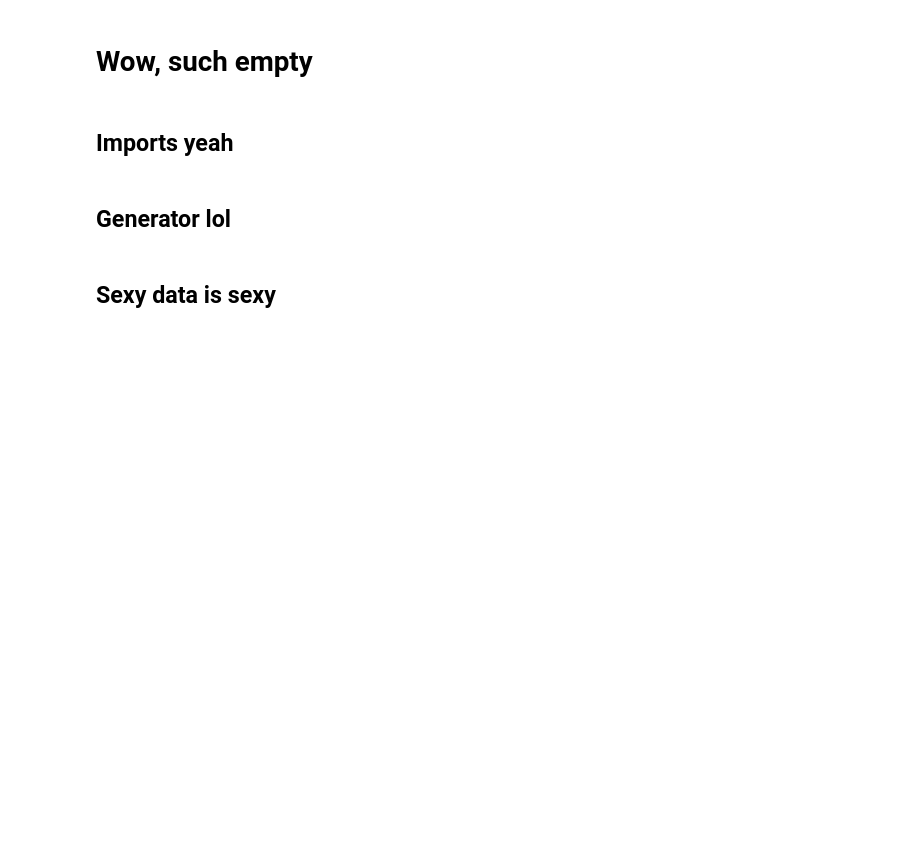
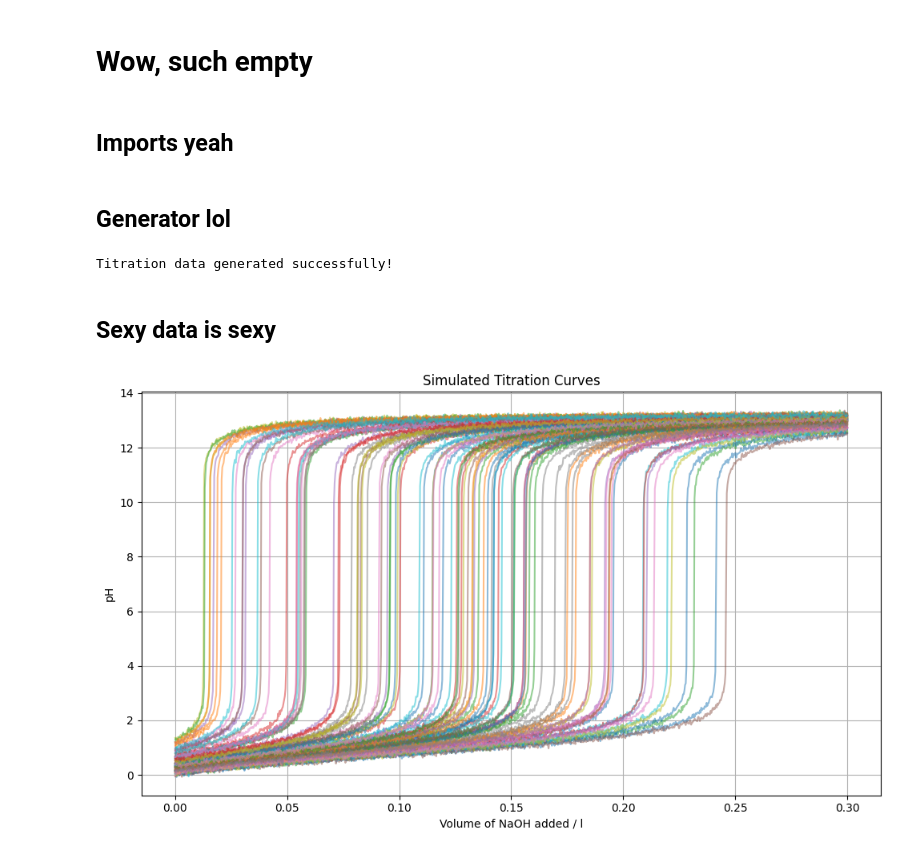
Before and after one commit to FAIRChemistry/pySummerSchool24, a Jupyter notebook: setup/generate_data.ipynb, the cells around one changed output. Saved outputs shown, nothing was run; the diff lists cells and outputs as text; code cells hidden in the pictures; blank space fills up the shorter version.

```diff
--- a/setup/generate_data.ipynb
+++ b/setup/generate_data.ipynb
@@ -12,9 +12,9 @@ import matplotlib.pyplot as plt
 ## Generator lol
 # %%
 # Constants
-volume_HCl = 50  # Volume of HCl in mL
-NaOH_concentration = 0.1  # Molar concentration of NaOH
-volumes_added = np.linspace(0, 100, 1000)  # Volume of NaOH added in mL (0 to 100 mL)
+volume_HCl = 0.05  # Volume of HCl in l
+NaOH_concentration = 0.2  # Molar concentration of NaOH
+volumes_added = np.linspace(0, 0.3, 1000)  # Volume of NaOH added in mL (0 to 100 ml)
 
 # Directory to store generated files
 output_dir = "titration_datasets"
@@ -23,15 +23,15 @@ os.makedirs(output_dir, exist_ok=True)
 # Function to calculate pH
 def calculate_pH(HCl_conc, NaOH_conc, V_HCl, V_NaOH_added):
     # Moles of HCl initially
-    moles_HCl = HCl_conc * V_HCl / 1000  # in moles
+    moles_HCl = HCl_conc * V_HCl  # in moles
 
     # Moles of NaOH added
-    moles_NaOH = NaOH_conc * V_NaOH_added / 1000  # in moles
+    moles_NaOH = NaOH_conc * V_NaOH_added  # in moles
 
     # Before equivalence point: excess H+
     if moles_NaOH < moles_HCl:
         moles_H_remaining = moles_HCl - moles_NaOH
-        concentration_H = moles_H_remaining / (V_HCl + V_NaOH_added) * 1000
+        concentration_H = moles_H_remaining / (V_HCl + V_NaOH_added)
         pH = -np.log10(concentration_H)
 
     # At equivalence point: pH = 7 (neutral solution)
@@ -41,7 +41,7 @@ def calculate_pH(HCl_conc, NaOH_conc, V_HCl, V_NaOH_added):
     # After equivalence point: excess OH-
     else:
         moles_OH_excess = moles_NaOH - moles_HCl
-        concentration_OH = moles_OH_excess / (V_HCl + V_NaOH_added) * 1000
+        concentration_OH = moles_OH_excess / (V_HCl + V_NaOH_added)
         pOH = -np.log10(concentration_OH)
         pH = 14 - pOH
 
@@ -61,7 +61,7 @@ for i in range(1, 101):
 
     # Create DataFrame
     df = pd.DataFrame({
-        "Volume NaOH (mL)": volumes_added,
+        "Volume NaOH / l": volumes_added,
         "pH": pH_values
     })
 
@@ -72,30 +72,34 @@ for i in range(1, 101):
     df.to_csv(os.path.join(output_dir, f"titration_{i}.csv"), index=False)
 
 print("Titration data generated successfully!")
+# %% [output]
+Titration data generated successfully!
 # %% [markdown]
 ## Sexy data is sexy
 # %%
 # Directory containing the titration datasets
 data_dir = "titration_datasets"
 
 # Initialize plot
 plt.figure(figsize=(10, 6))
 
 # Loop through the CSV files and plot each titration curve
 for filename in os.listdir(data_dir):
     if filename.endswith(".csv"):
         filepath = os.path.join(data_dir, filename)
         df = pd.read_csv(filepath)
 
         # Plot titration curve
-        plt.plot(df["Volume NaOH (mL)"], df["pH"], label=filename.split('_')[1], alpha=0.5)
+        plt.plot(df["Volume NaOH / l"], df["pH"], label=filename.split('_')[1], alpha=0.5)
 
 # Add labels and title
-plt.xlabel("Volume of NaOH added (mL)")
+plt.xlabel("Volume of NaOH added / l")
 plt.ylabel("pH")
 plt.title("Simulated Titration Curves")
 plt.grid(True)
 
 # Show plot
 plt.tight_layout()
 plt.show()
+# %% [output]
+[figure, added]
```
Also changed, not shown: parts of 2 cells of this notebook, 4 other files.
